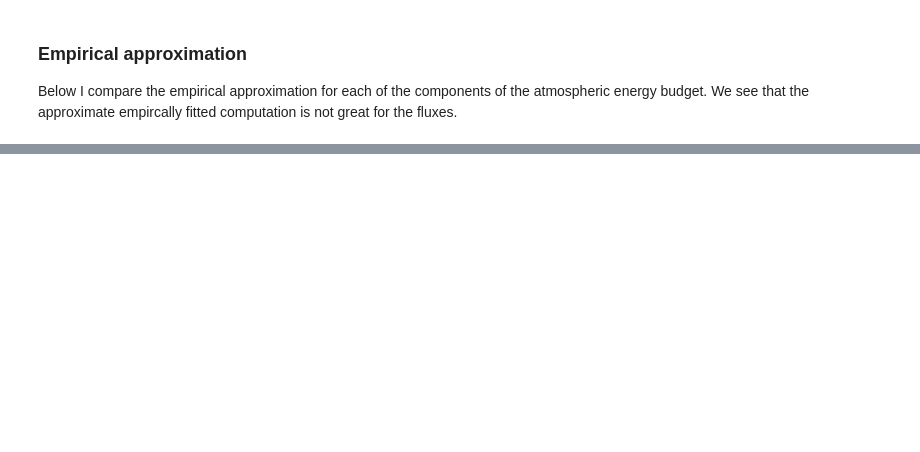
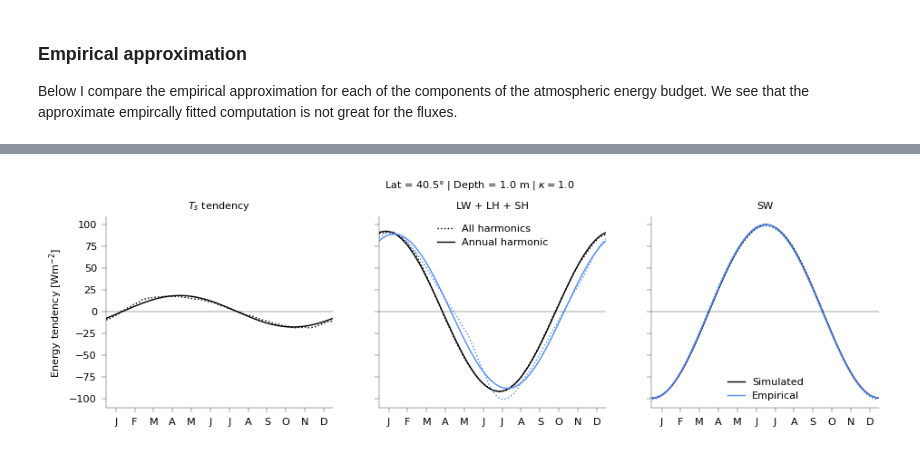
Before and after one commit to jduffield65/Isca, a Jupyter notebook: jobs/thesis_season/energy_balance_empirical.ipynb, the cells around one changed output, grey strips where cells are left out. Drawn from its saved outputs; the diff is of its cells as text; code cells hidden in the pictures; blank space fills up the shorter version.

```diff
--- a/jobs/thesis_season/energy_balance_empirical.ipynb
+++ b/jobs/thesis_season/energy_balance_empirical.ipynb
@@ -58,7 +58,7 @@ ds_base = utils.load_ds(exp_name, exp_dir, lat_min=lat_use-1, lat_max=lat_use+1,
 # %%
 ds = utils.process_ds(ds_base)
 # %%
-feedback_params = utils.get_empirical_params(ds)
+feedback_params = utils.get_empirical_params(ds, include_phase_lh=False)
 # %% [markdown]
 ## Atmospheric Energy Budget
 This is closed by definition with advection, but for single column it serves as a sanity check.
@@ -147,0 +171,50 @@ plt.show()
+# %%
+fig, ax = plt.subplots(1, 3, sharex=True, sharey=True)
+fig_resize(fig, utils.width['two_col'] * 2)
+
+# MSE tendency - simulated (is no empirical version)
+ax[0].set_title('$T_s$ tendency')
+var = remove_mean(ds.heat_cap_surf * utils.spline_deriv_periodic_xr(ds.time*utils.day_seconds, ds.temp_surf))
+ax[0].plot(ds.time, var, color='k', linestyle=':')
+var = get_fourier_fit_xr(ds.time, var, n_harmonics=1, pad_coefs_phase=True)[0]
+ax[0].plot(ds.time, var, color='k')
+
+# fluxes - simulated
+ax[1].set_title('LW + LH + SH')
+var = -remove_mean(ds['flux_surf'])
+ax[1].plot(ds.time, var, color='k', linestyle=':', label='All harmonics')
+var = get_fourier_fit_xr(ds.time, var, n_harmonics=1, pad_coefs_phase=True)[0]
+ax[1].plot(ds.time, var, color='k', label='Annual harmonic')
+
+# fluxes - empirical
+var = utils.get_approx_flux_surf(ds.temp_atm, ds.temp_surf, feedback_params['lambda_const'],
+                                  feedback_params['lambda_a'])
+ax[1].plot(ds.time, var, color='C0', linestyle=':')
+var = get_fourier_fit_xr(ds.time, var, n_harmonics=1, pad_coefs_phase=True)[0]
+ax[1].plot(ds.time, var, color='C0')
+
+# advection - simulated
+ax[2].set_title('SW')
+ax[2].plot(ds.time, remove_mean(ds.swdn_sfc), color='k', linestyle=':')
+var = get_fourier_fit_xr(ds.time, ds.swdn_sfc, n_harmonics=1, pad_coefs_phase=True)[0]
+ax[2].plot(ds.time, remove_mean(var), color='k', label='Simulated')
+
+# advection - empirical
+var = remove_mean((1-ds.albedo) * (1-ds.sw_abs) * ds.swdn_toa)
+ax[2].plot(ds.time, var, color='C0', linestyle=':')
+var = get_fourier_fit_xr(ds.time, var, n_harmonics=1, pad_coefs_phase=True)[0]
+ax[2].plot(ds.time, var, color='C0', label='Empirical')
+
+update_linewidth(fig)
+ax[2].legend()
+ax[1].legend()
+for i, ax_use in enumerate(ax):
+    ax_use.axhline(0, color='k', lw=ax_linewidth)
+ax[0].set_xlim(-1, 360)
+ax[0].set_xticks(*utils.month_ticks)
+ax[0].set_ylabel('Energy tendency [Wm$^{-2}$]')
+fig.suptitle(f'Lat = {ds.lat.values:.1f}$\degree$ | Depth = {ds.depth:.1f} m | $\kappa = {ds.odp:.1f}$', y=1.03)
+update_fontsize(fig)
+plt.show()
+# %% [output]
+[figure, added]
```
Also changed, not shown: parts of 7 cells of this notebook, 3 other files.
